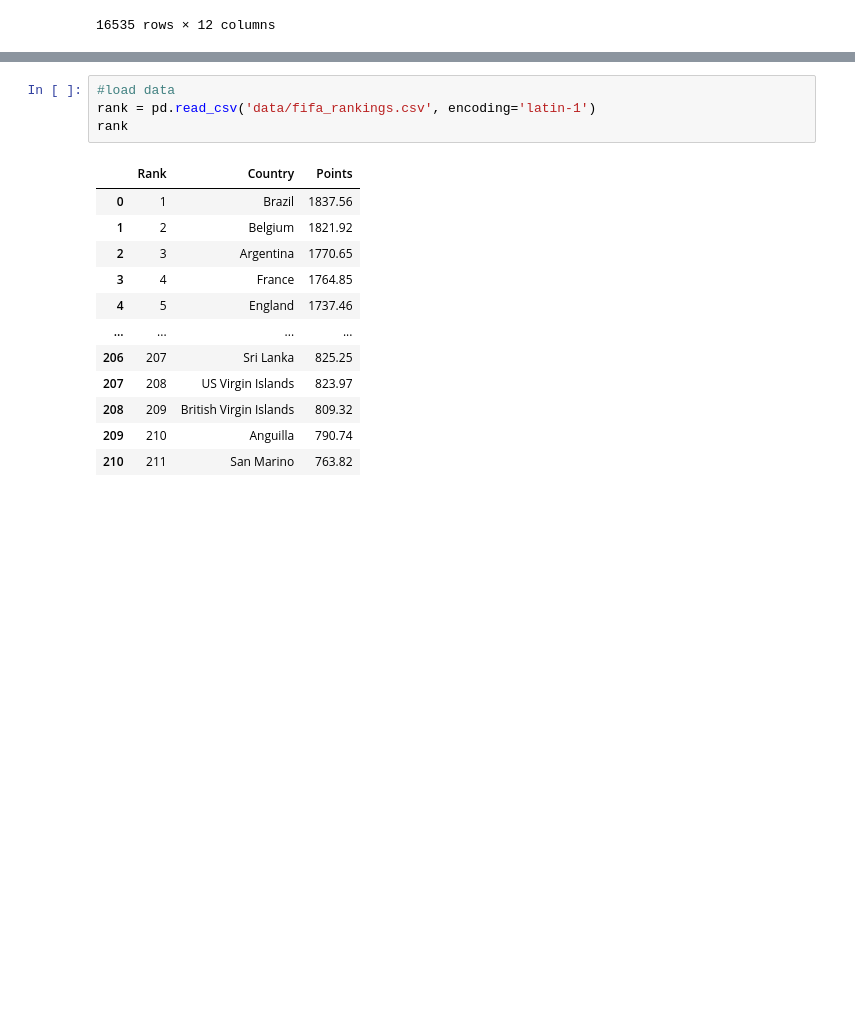
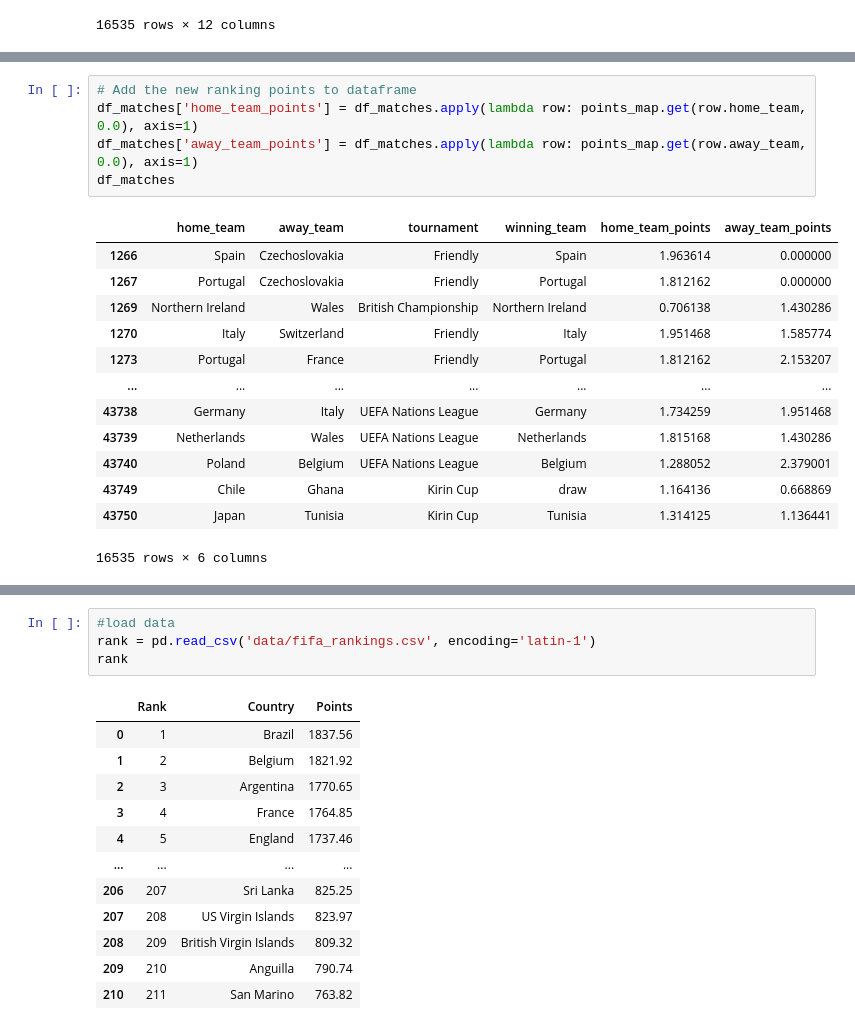
Before and after one commit to madelynbaker/2022-World-Cup-Prediction, a Jupyter notebook: world_cup_2022.ipynb, the cells around one changed output, grey strips where cells are left out. Saved outputs shown, nothing was run; the diff lists cells and outputs as text; blank space fills up the shorter version.

```diff
--- a/world_cup_2022.ipynb
+++ b/world_cup_2022.ipynb
@@ -124,3 +157,22 @@ KeyError: "['date' 'home_score' 'away_score' 'tournament' 'city' 'country' 'neut
+# %%
+# Add the new ranking points to dataframe
+df_matches['home_team_points'] = df_matches.apply(lambda row: points_map.get(row.home_team, 0.0), axis=1)
+df_matches['away_team_points'] = df_matches.apply(lambda row: points_map.get(row.away_team, 0.0), axis=1)
+df_matches
+# %% [output]
+|  | home_team | away_team | tournament | winning_team | home_team_points | away_team_points |
+| 1266 | Spain | Czechoslovakia | Friendly | Spain | 1.963614 | 0.000000 |
+| 1267 | Portugal | Czechoslovakia | Friendly | Portugal | 1.812162 | 0.000000 |
+| 1269 | Northern Ireland | Wales | British Championship | Northern Ireland | 0.706138 | 1.430286 |
+| 1270 | Italy | Switzerland | Friendly | Italy | 1.951468 | 1.585774 |
+| 1273 | Portugal | France | Friendly | Portugal | 1.812162 | 2.153207 |
+| ... | ... | ... | ... | ... | ... | ... |
+| 43738 | Germany | Italy | UEFA Nations League | Germany | 1.734259 | 1.951468 |
+| 43739 | Netherlands | Wales | UEFA Nations League | Netherlands | 1.815168 | 1.430286 |
+| 43740 | Poland | Belgium | UEFA Nations League | Belgium | 1.288052 | 2.379001 |
+| 43749 | Chile | Ghana | Kirin Cup | draw | 1.164136 | 0.668869 |
+| 43750 | Japan | Tunisia | Kirin Cup | Tunisia | 1.314125 | 1.136441 |
+16535 rows × 6 columns
 # %%
 #Building the model
 #Target: The winning team column will show "2" if the home team has won, "1" if it was a tie, and "0" if the away team has won
```
Also changed, not shown: parts of 26 cells of this notebook.
